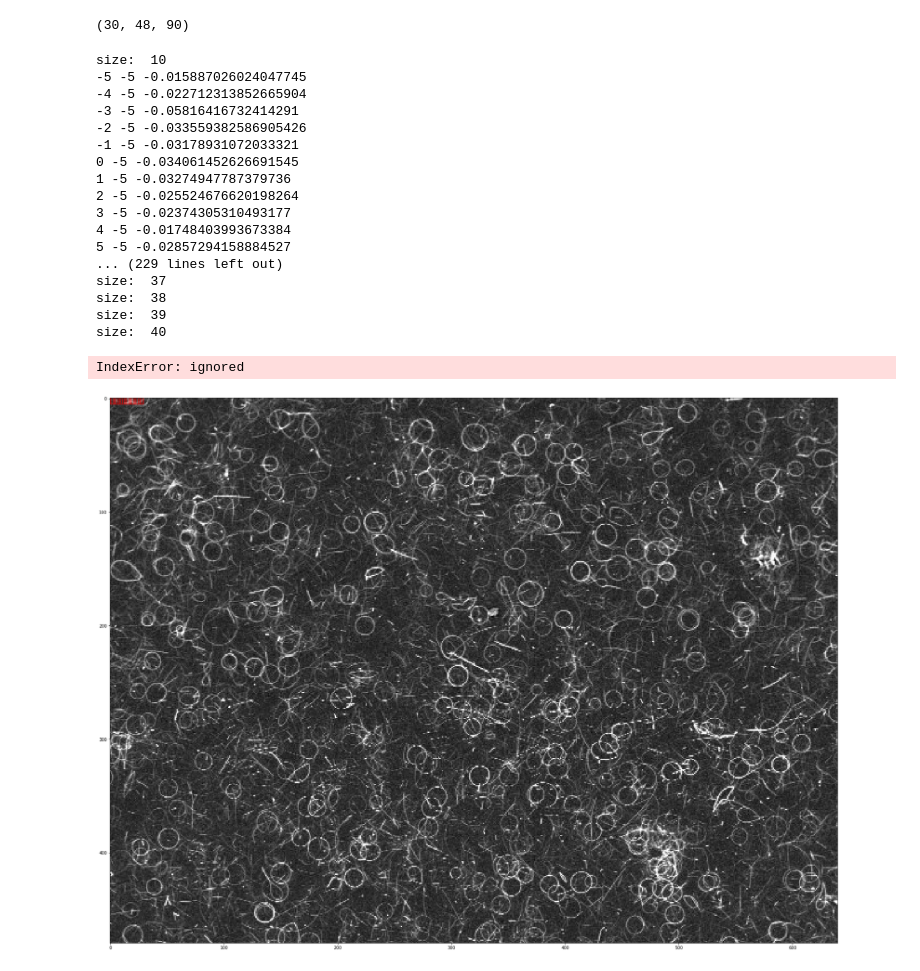
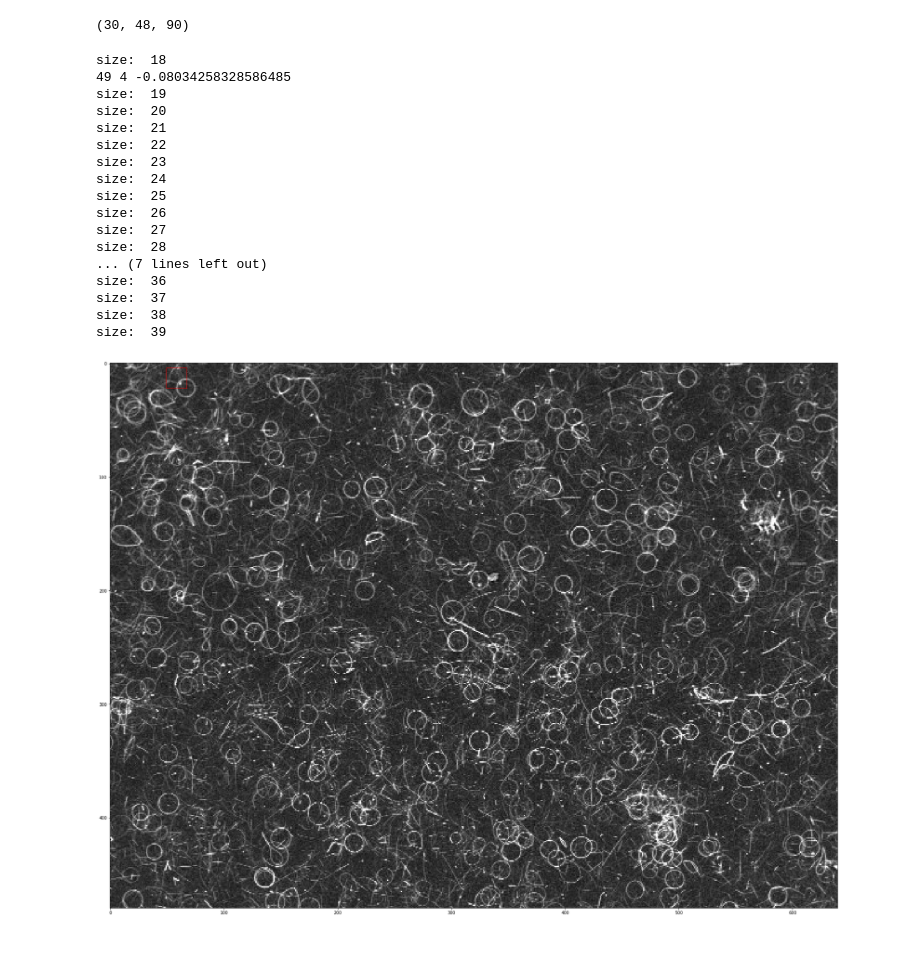
Before and after one commit to andrew-veriga/MathForML, a Jupyter notebook: ConvolutionalCoffieCircles.ipynb, the cells around one changed output. Saved outputs shown, nothing was run; the diff lists cells and outputs as text; code cells hidden in the pictures.

```diff
--- a/ConvolutionalCoffieCircles.ipynb
+++ b/ConvolutionalCoffieCircles.ipynb
@@ -293,44 +288,43 @@ plt.imshow()
 # %%
-ItsRing=-0.08
+ItsRing=-0.09
 import matplotlib.patches as patches
 # plt.ioff()
 fig, ax = plt.subplots(figsize=(32, 24))
 ax.imshow(Image,cmap=plt.get_cmap('gray') )
 # Create a Rectangle patch
-rect_size = MinSize
+
 cnt=0
-for size in range(MinSize,MaxSize+1):
+for size in range(18,MaxSize):
   print('size: ',size)
-  convs = ConvMatrices[size-MinSize,:,:]
-  for i in range(convs.shape[0]):
+  convs = ConvMatrices[size-MinSize,size//2:-size//2,size//2:-size//2]
+  for i in range(size//2,convs.shape[0]-size//2):
     y= i - size//2
-    for j in range(convs.shape[1]):
+    for j in range(size//2, convs.shape[1]-size//2):
       x = j - size //2
       if (convs[i,j]>ItsRing):
         print(x, y, convs[i,j])
         cnt+=1
         if (cnt>25):
           break
         rect = patches.Rectangle((x,y),size,size,linewidth=1,edgecolor='r',facecolor='none')
         ax.add_patch(rect)
 plt.show()
 # %% [output]
-size:  10
--5 -5 -0.015887026024047745
--4 -5 -0.022712313852665904
--3 -5 -0.05816416732414291
--2 -5 -0.033559382586905426
--1 -5 -0.03178931072033321
-0 -5 -0.034061452626691545
-1 -5 -0.03274947787379736
-2 -5 -0.025524676620198264
-3 -5 -0.02374305310493177
-4 -5 -0.01748403993673384
-5 -5 -0.02857294158884527
-... (229 lines left out)
+size:  18
+49 4 -0.08034258328586485
+size:  19
+size:  20
+size:  21
+size:  22
+size:  23
+size:  24
+size:  25
+size:  26
+size:  27
+size:  28
+... (7 lines left out)
+size:  36
 size:  37
 size:  38
 size:  39
-size:  40
-IndexError: ignored
-[figure, old version]
+[figure, new version]
```
Also changed, not shown: parts of 2 cells of this notebook.
